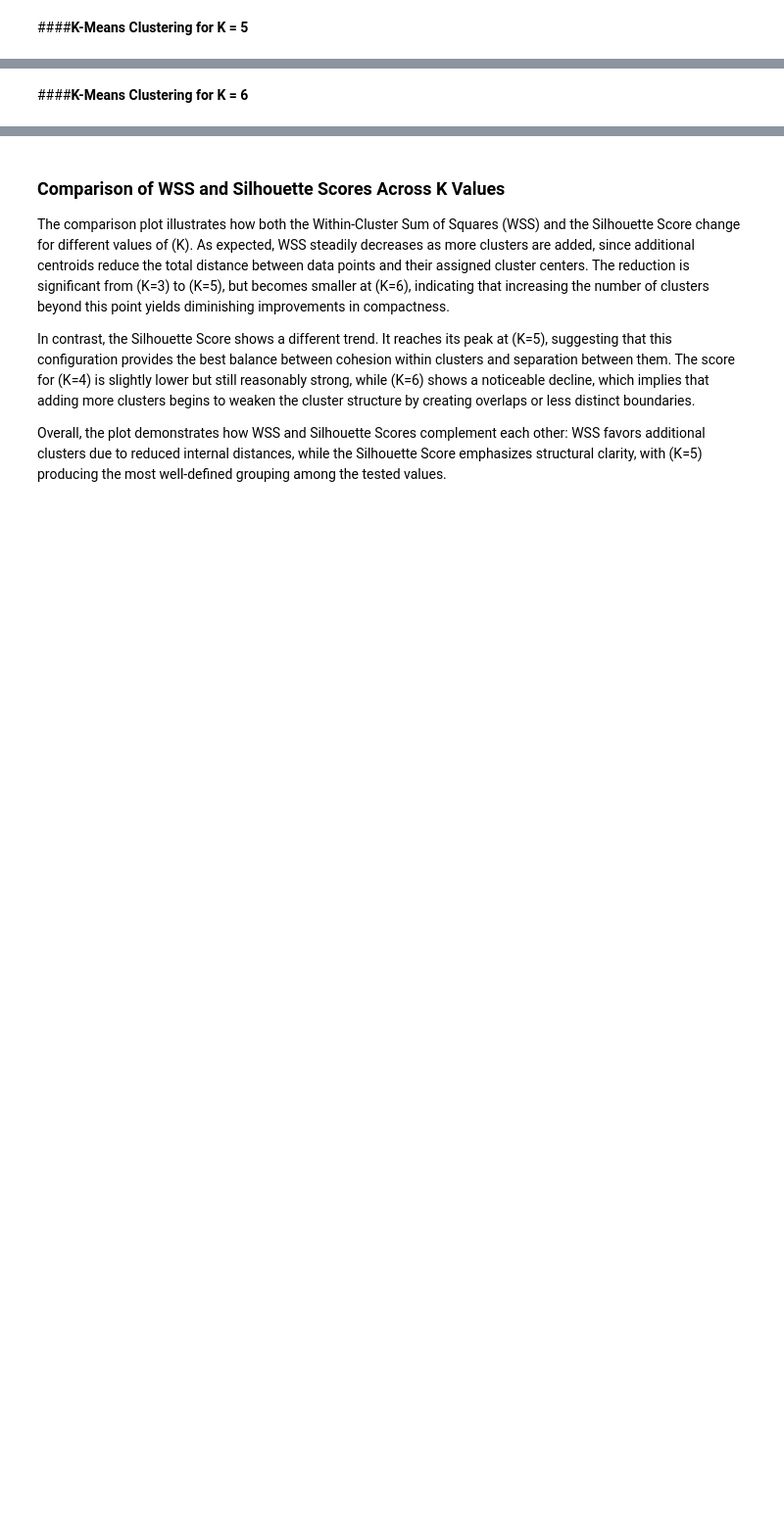
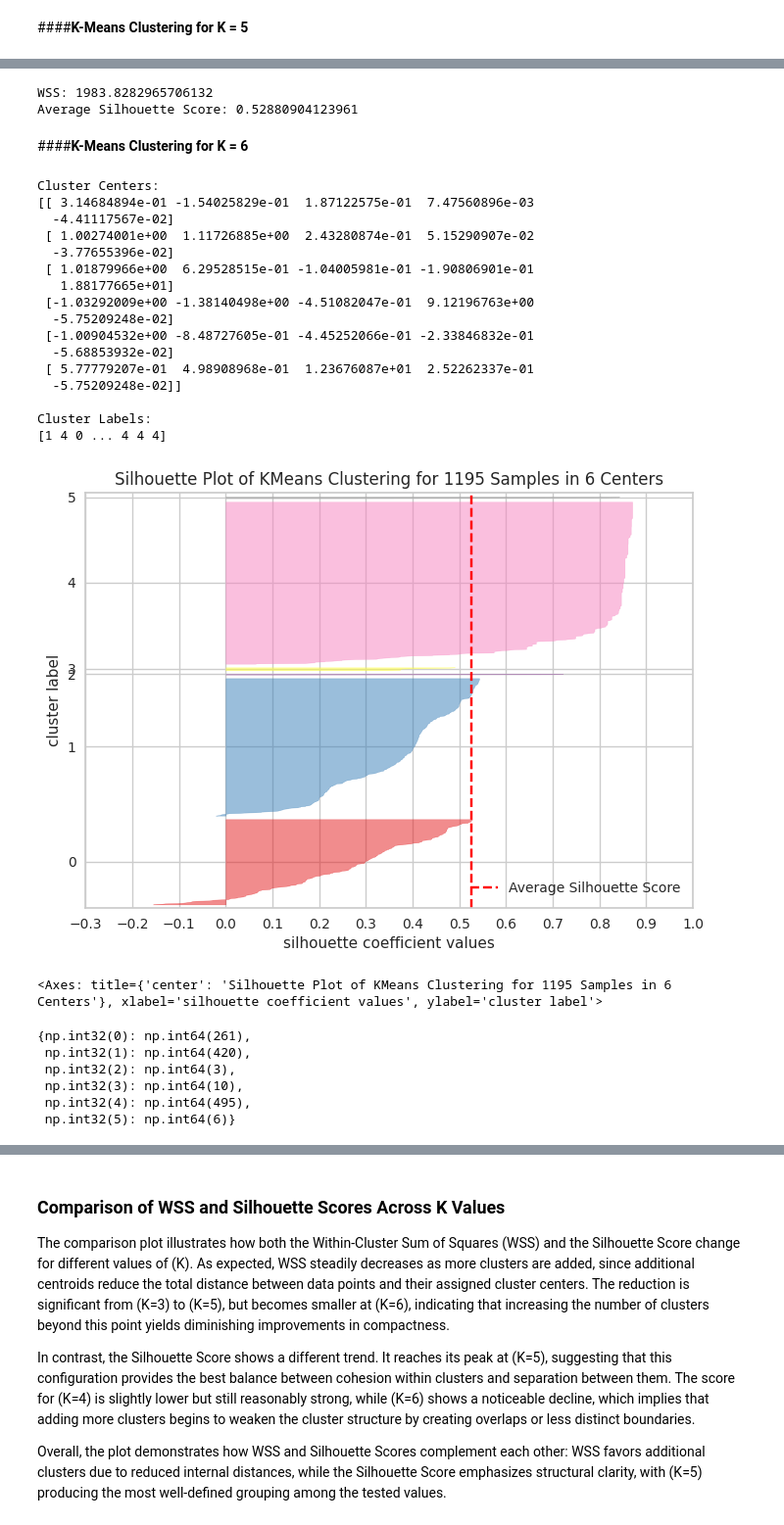
Before and after one commit to Falhebshi/Data-Mining, a Jupyter notebook: Phase3.ipynb, the cells around one changed output, grey strips where cells are left out. Shown at 98% size. Drawn from its saved outputs; the diff is of its cells as text; code cells hidden in the pictures; blank space fills up the shorter version.

```diff
--- a/Phase3.ipynb
+++ b/Phase3.ipynb
@@ -1312,7 +1422,7 @@ from sklearn.metrics import silhouette_score
 import pandas as pd
 
 
-kmeans = KMeans(n_clusters=5, random_state=4500, n_init=10)
+kmeans = KMeans(n_clusters=5, random_state=4500, n_init='auto')
 kmeans.fit(df_scaled)
 labels = kmeans.labels_
 
@@ -1325,6 +1435,9 @@ silhouette_avg = silhouette_score(df_scaled, labels)
 # Print the evaluation metrics
 print("WSS:", wss)
 print("Average Silhouette Score:", silhouette_avg)
+# %% [output]
+WSS: 1983.8282965706132
+Average Silhouette Score: 0.52880904123961
 # %%
 #pca
 # %% [markdown]
@@ -1332,21 +1445,51 @@ print("Average Silhouette Score:", silhouette_avg)
 # %%
 import numpy as np
 from sklearn.cluster import KMeans
 import matplotlib.pyplot as plt
 from yellowbrick.cluster import SilhouetteVisualizer
 
 np.random.seed(4500)
 
-kmeans = KMeans(n_clusters=6, random_state=4500, n_init=10)
+kmeans = KMeans(n_clusters=6, random_state=4500, n_init='auto')
 kmeans_result = kmeans.fit(df_scaled)
 
 
 print("Cluster Centers:")
 print(kmeans_result.cluster_centers_)
 print("\nCluster Labels:")
 print(kmeans_result.labels_)
 
 visualizer = SilhouetteVisualizer(kmeans, color='yellowbrick')
 
 visualizer.fit(df_scaled)
 visualizer.show()
+# %% [output]
+Cluster Centers:
+[[ 3.14684894e-01 -1.54025829e-01  1.87122575e-01  7.47560896e-03
+  -4.41117567e-02]
+ [ 1.00274001e+00  1.11726885e+00  2.43280874e-01  5.15290907e-02
+  -3.77655396e-02]
+ [ 1.01879966e+00  6.29528515e-01 -1.04005981e-01 -1.90806901e-01
+   1.88177665e+01]
+ [-1.03292009e+00 -1.38140498e+00 -4.51082047e-01  9.12196763e+00
+  -5.75209248e-02]
+ [-1.00904532e+00 -8.48727605e-01 -4.45252066e-01 -2.33846832e-01
+  -5.68853932e-02]
+ [ 5.77779207e-01  4.98908968e-01  1.23676087e+01  2.52262337e-01
+  -5.75209248e-02]]
+
+Cluster Labels:
+[1 4 0 ... 4 4 4]
+[figure, added]
+<Axes: title={'center': 'Silhouette Plot of KMeans Clustering for 1195 Samples in 6 Centers'}, xlabel='silhouette coefficient values', ylabel='cluster label'>
+# %%
+import numpy as np
+unique, counts = np.unique(kmeans.labels_, return_counts=True)
+dict(zip(unique, counts))
+# %% [output]
+{np.int32(0): np.int64(261),
+ np.int32(1): np.int64(420),
+ np.int32(2): np.int64(3),
+ np.int32(3): np.int64(10),
+ np.int32(4): np.int64(495),
+ np.int32(5): np.int64(6)}
```
Also changed, not shown: parts of 28 cells of this notebook.
